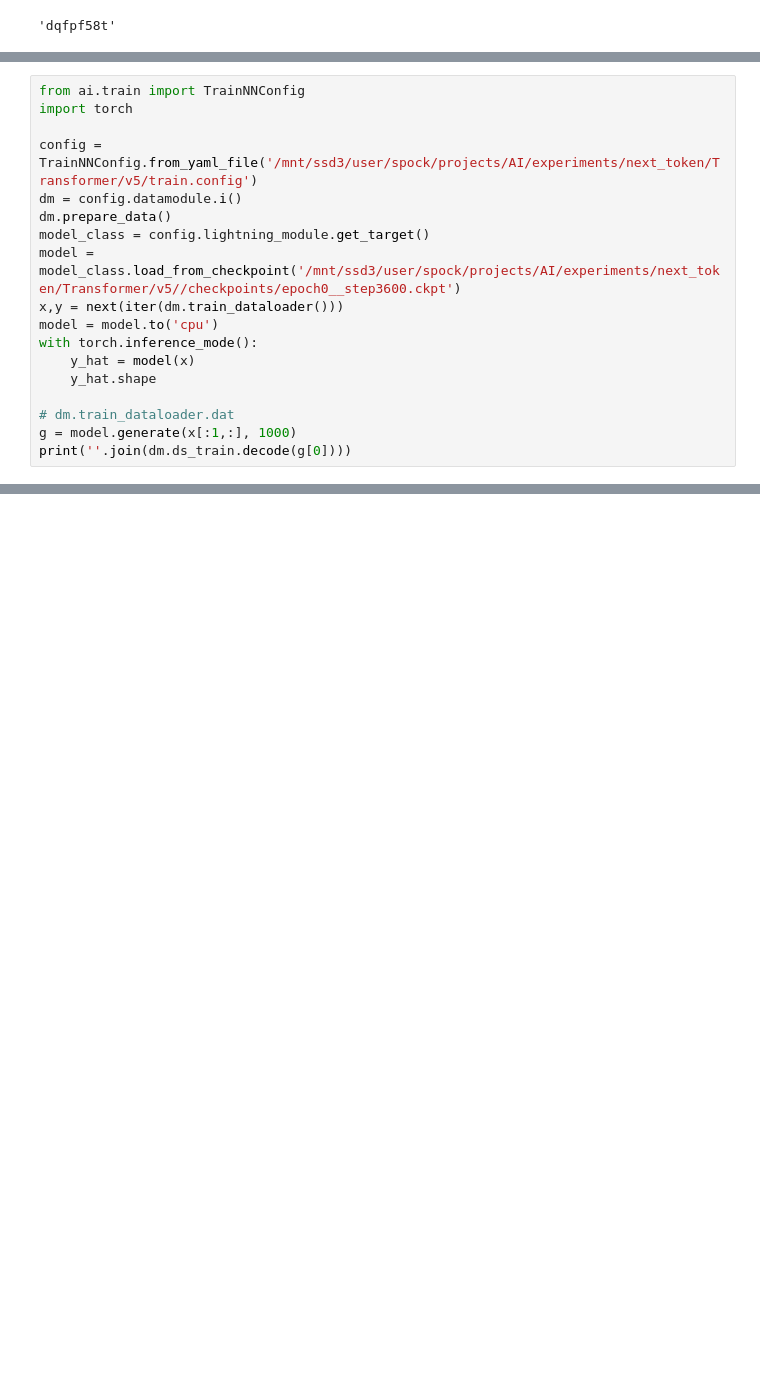
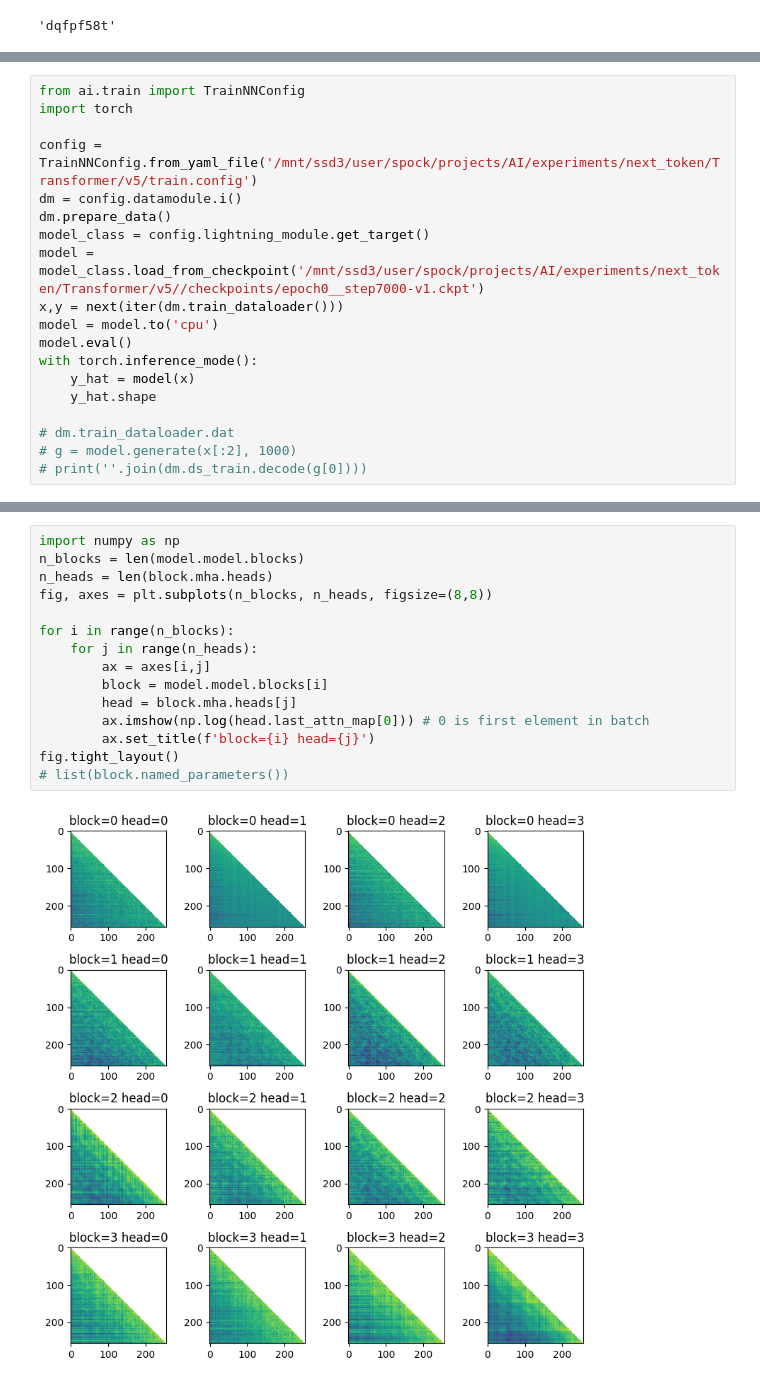
Before and after one commit to egafni/AI, a Jupyter notebook: notebooks/preds.ipynb, the cells around one changed output, grey strips where cells are left out. Drawn from its saved outputs; the diff is of its cells as text; blank space fills up the shorter version.

```diff
--- a/notebooks/preds.ipynb
+++ b/notebooks/preds.ipynb
@@ -18,14 +56,15 @@ config = TrainNNConfig.from_yaml_file('/mnt/ssd3/user/spock/projects/AI/experime
 dm = config.datamodule.i()
 dm.prepare_data()
 model_class = config.lightning_module.get_target()
-model = model_class.load_from_checkpoint('/mnt/ssd3/user/spock/projects/AI/experiments/next_token/Transformer/v5//checkpoints/epoch0__step3600.ckpt')
+model = model_class.load_from_checkpoint('/mnt/ssd3/user/spock/projects/AI/experiments/next_token/Transformer/v5//checkpoints/epoch0__step7000-v1.ckpt')
 x,y = next(iter(dm.train_dataloader()))
 model = model.to('cpu')
+model.eval()
 with torch.inference_mode():
     y_hat = model(x)
     y_hat.shape
 
 # dm.train_dataloader.dat
-g = model.generate(x[:1,:], 1000)
-print(''.join(dm.ds_train.decode(g[0])))
+# g = model.generate(x[:2], 1000)
+# print(''.join(dm.ds_train.decode(g[0])))
 # %% [output]
@@ -49,0 +79,17 @@ And only hath his c
+# %%
+import numpy as np
+n_blocks = len(model.model.blocks)
+n_heads = len(block.mha.heads)
+fig, axes = plt.subplots(n_blocks, n_heads, figsize=(8,8))
+
+for i in range(n_blocks):
+    for j in range(n_heads):
+        ax = axes[i,j]
+        block = model.model.blocks[i]
+        head = block.mha.heads[j]
+        ax.imshow(np.log(head.last_attn_map[0])) # 0 is first element in batch
+        ax.set_title(f'block={i} head={j}')
+fig.tight_layout()
+# list(block.named_parameters())
+# %% [output]
+[figure, added]
```
Also changed, not shown: parts of 11 cells of this notebook, 8 other files.
